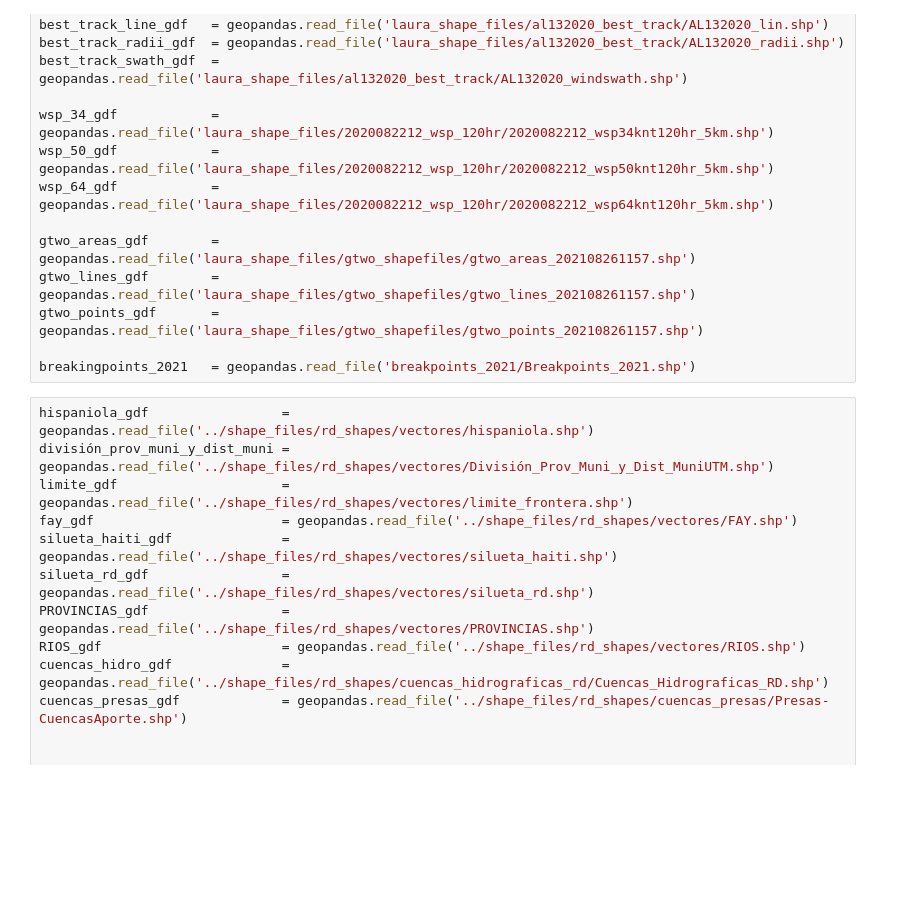
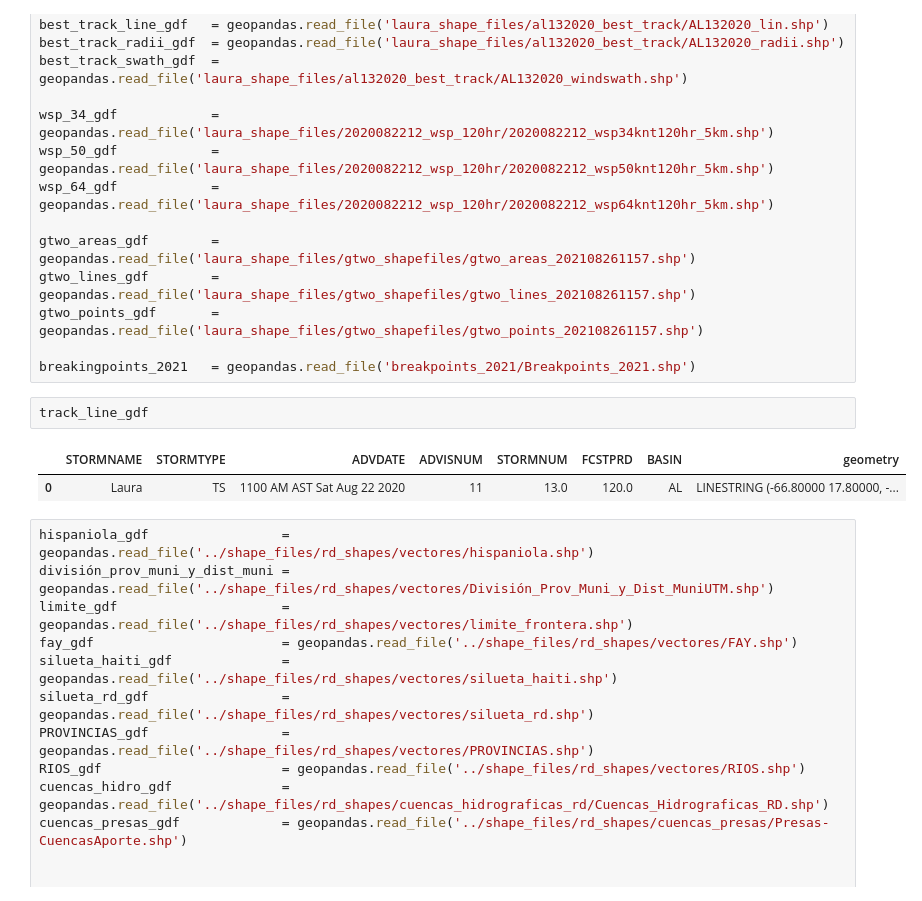
Before and after one commit to jmedinah09/UnidataProjects, a Jupyter notebook: tropical_cyclone_plot_project/Tropical_Cyclone_Plot_Project.ipynb, the cells around one changed output. Saved outputs shown, nothing was run; the diff lists cells and outputs as text; blank space fills up the shorter version.

```diff
--- a/tropical_cyclone_plot_project/Tropical_Cyclone_Plot_Project.ipynb
+++ b/tropical_cyclone_plot_project/Tropical_Cyclone_Plot_Project.ipynb
@@ -39,6 +39,11 @@ gtwo_lines_gdf        = geopandas.read_file('laura_shape_files/gtwo_shapefiles/g
 gtwo_points_gdf       = geopandas.read_file('laura_shape_files/gtwo_shapefiles/gtwo_points_202108261157.shp')
 
 breakingpoints_2021   = geopandas.read_file('breakpoints_2021/Breakpoints_2021.shp')
+# %%
+track_line_gdf
+# %% [output]
+|  | STORMNAME | STORMTYPE | ADVDATE | ADVISNUM | STORMNUM | FCSTPRD | BASIN | geometry |
+| 0 | Laura | TS | 1100 AM AST Sat Aug 22 2020 | 11 | 13.0 | 120.0 | AL | LINESTRING (-66.80000 17.80000, -... |
 # %%
 hispaniola_gdf                 = geopandas.read_file('../shape_files/rd_shapes/vectores/hispaniola.shp')
 división_prov_muni_y_dist_muni = geopandas.read_file('../shape_files/rd_shapes/vectores/División_Prov_Muni_y_Dist_MuniUTM.shp')
```
Also changed, not shown: 7 other files.
